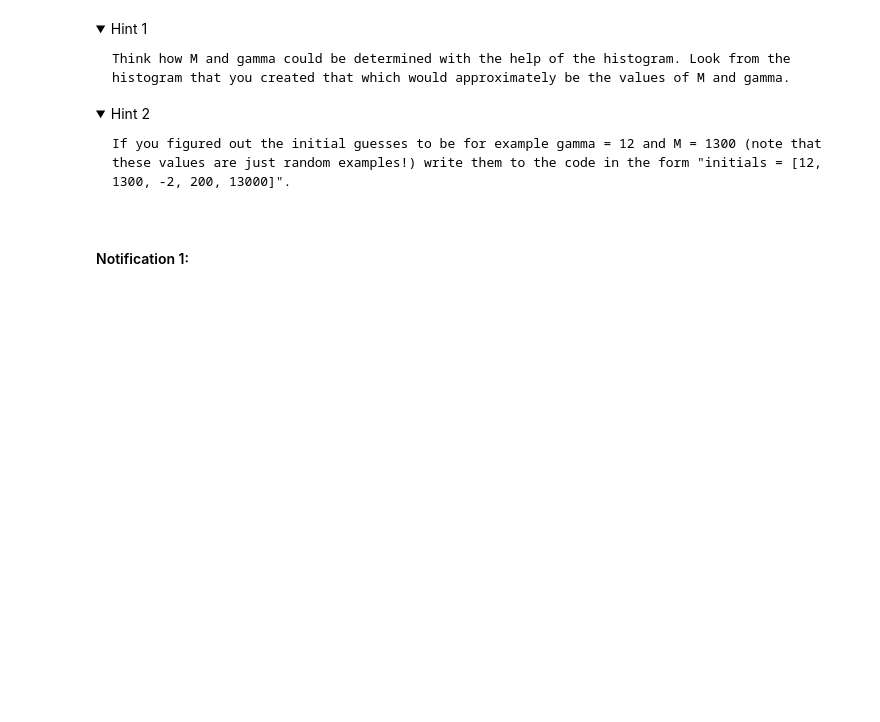
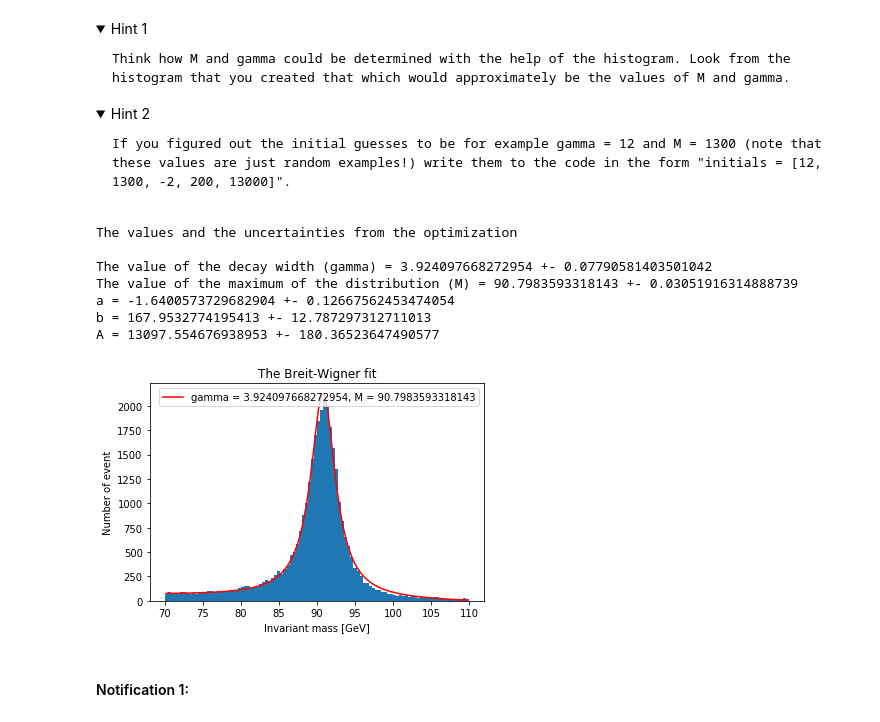
Before and after one commit to wars2/projeto1-intropython, a Jupyter notebook: Exercise.ipynb, the cells around one changed output. Drawn from its saved outputs; the diff is of its cells as text; code cells hidden in the pictures; folded sections open; blank space fills up the shorter version.

```diff
--- a/Exercise.ipynb
+++ b/Exercise.ipynb
@@ -517,7 +521,7 @@ x = 0.5*( histogram[1][0:-1] + histogram[1][1:] )
 # and a, b and A different parameters that are used for noticing the effect of
 # the background events for the fit.
 def breitwigner(E, gamma, M, a, b, A):
-    return a*E+b+A*( (2*np.sqrt(2)*M*gamma*np.sqrt(M**2*(M**2+gamma**2)))/(np.pi*np.sqrt(M**2+np.sqrt(M**2*(M**2+gamma**2)))) )/((E**2-M**2)**2+M**2*gamma**2)
+    return a*E+b+A*((2*np.sqrt(2)*M*gamma*np.sqrt(M**2*(M**2+gamma**2)))/(np.pi*np.sqrt(M**2+np.sqrt(M**2*(M**2+gamma**2)))))/((E**2-M**2)**2+M**2*gamma**2)
 
 # Initial values for the optimization in the following order:
 # gamma (the full width at half maximum (FWHM) of the distribution)
@@ -525,34 +529,48 @@ def breitwigner(E, gamma, M, a, b, A):
 # a (the slope that is used for noticing the effect of the background)
 # b (the y intercept that is used for noticing the effect of the background)
 # A (the "height" of the Breit-Wigner distribution)
-initials = [#THE INITIAL GUESS FOR GAMMA, #THE INITIAL GUESS FOR M, -2, 200, 13000]
+initials = [3.9240962076167643, 90.79835898805646, -2, 200, 13000]
+
+"""def Exponencial(x, a, b, c):
+        return a * np.exp(-b * x) + c
+
+ ver o link: https://docs.scipy.org/doc/scipy/reference/generated/scipy.optimize.curve_fit.html"""
 
 # Let's import the module that is used in the optimization, run the optimization
 # and calculate the uncertainties of the optimized parameters.
 from scipy.optimize import curve_fit
 best, covariance = curve_fit(breitwigner, x, y, p0=initials, sigma=np.sqrt(y))
 error = np.sqrt(np.diag(covariance))
 
 # Let's print the values and uncertainties that are got from the optimization.
 print("The values and the uncertainties from the optimization")
 print("")
 first = "The value of the decay width (gamma) = {} +- {}".format(best[0], error[0])
 second = "The value of the maximum of the distribution (M) = {} +- {}".format(best[1], error[1])
 third = "a = {} +- {}".format(best[2], error[2])
 fourth = "b = {} +- {}".format(best[3], error[3])
 fifth = "A = {} +- {}".format(best[4], error[4])
 print(first)
 print(second)
 print(third)
 print(fourth)
 print(fifth)
 
 plt.plot(x, breitwigner(x, *best), 'r-', label='gamma = {}, M = {}'.format(best[0], best[1]))
 plt.xlabel('Invariant mass [GeV]')
 plt.ylabel('Number of event')
 plt.title('The Breit-Wigner fit')
 plt.legend()
 plt.show()
+# %% [output]
+The values and the uncertainties from the optimization
+
+The value of the decay width (gamma) = 3.924097668272954 +- 0.07790581403501042
+The value of the maximum of the distribution (M) = 90.7983593318143 +- 0.03051916314888739
+a = -1.6400573729682904 +- 0.12667562453474054
+b = 167.9532774195413 +- 12.787297312711013
+A = 13097.554676938953 +- 180.36523647490577
+[figure, added]
 # %% [markdown]
 #### Notification 1:
 # %% [markdown]
```
Also changed, not shown: parts of 2 cells of this notebook.
